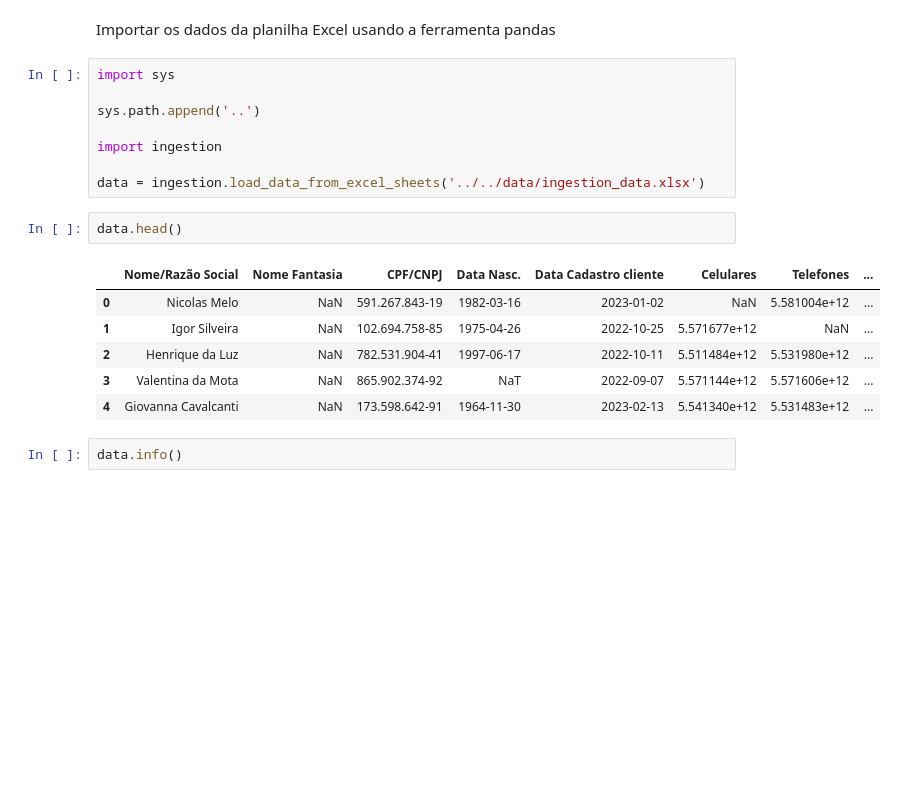
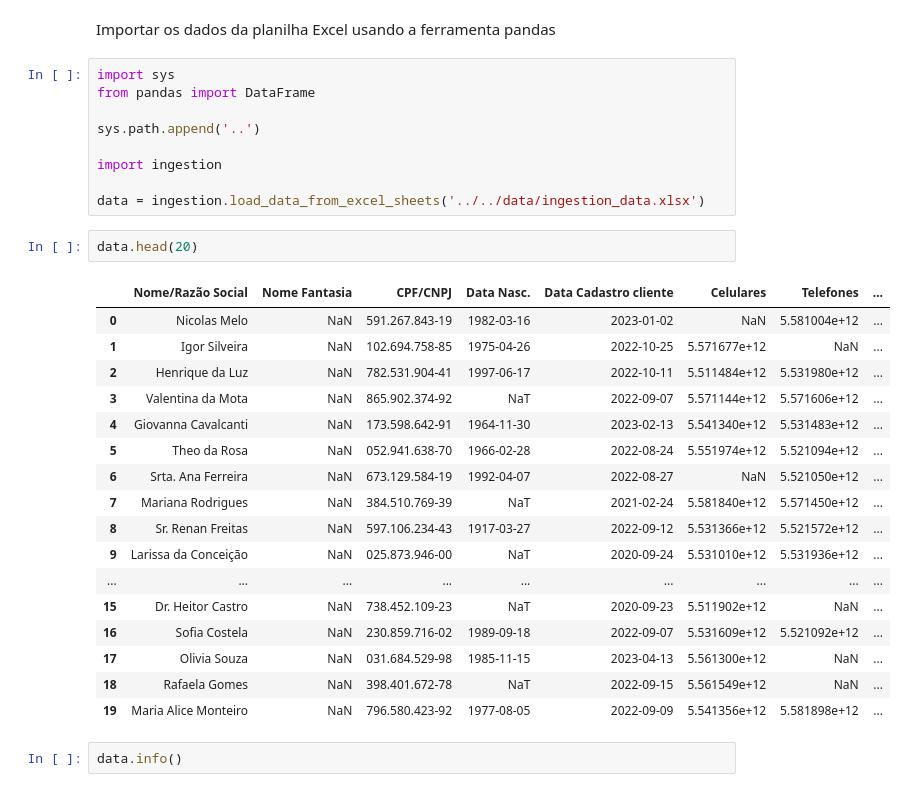
Before and after one commit to matheusinit/customers-data-analysis, a Jupyter notebook: src/notebooks/00_ingestion.ipynb, the cells around one changed output. Cells and saved outputs as stored; diff of their text form; blank space fills up the shorter version.

```diff
--- a/src/notebooks/00_ingestion.ipynb
+++ b/src/notebooks/00_ingestion.ipynb
@@ -4,6 +4,7 @@
 Importar os dados da planilha Excel usando a ferramenta pandas
 # %%
 import sys
+from pandas import DataFrame
 
 sys.path.append('..')
 
@@ -11,14 +12,25 @@ import ingestion
 
 data = ingestion.load_data_from_excel_sheets('../../data/ingestion_data.xlsx')
 # %%
-data.head()
+data.head(20)
 # %% [output]
 |  | Nome/Razão Social | Nome Fantasia | CPF/CNPJ | Data Nasc. | Data Cadastro cliente | Celulares | Telefones | ... |
 | 0 | Nicolas Melo | NaN | 591.267.843-19 | 1982-03-16 | 2023-01-02 | NaN | 5.581004e+12 | ... |
 | 1 | Igor Silveira | NaN | 102.694.758-85 | 1975-04-26 | 2022-10-25 | 5.571677e+12 | NaN | ... |
 | 2 | Henrique da Luz | NaN | 782.531.904-41 | 1997-06-17 | 2022-10-11 | 5.511484e+12 | 5.531980e+12 | ... |
 | 3 | Valentina da Mota | NaN | 865.902.374-92 | NaT | 2022-09-07 | 5.571144e+12 | 5.571606e+12 | ... |
 | 4 | Giovanna Cavalcanti | NaN | 173.598.642-91 | 1964-11-30 | 2023-02-13 | 5.541340e+12 | 5.531483e+12 | ... |
+| 5 | Theo da Rosa | NaN | 052.941.638-70 | 1966-02-28 | 2022-08-24 | 5.551974e+12 | 5.521094e+12 | ... |
+| 6 | Srta. Ana Ferreira | NaN | 673.129.584-19 | 1992-04-07 | 2022-08-27 | NaN | 5.521050e+12 | ... |
+| 7 | Mariana Rodrigues | NaN | 384.510.769-39 | NaT | 2021-02-24 | 5.581840e+12 | 5.571450e+12 | ... |
+| 8 | Sr. Renan Freitas | NaN | 597.106.234-43 | 1917-03-27 | 2022-09-12 | 5.531366e+12 | 5.521572e+12 | ... |
+| 9 | Larissa da Conceição | NaN | 025.873.946-00 | NaT | 2020-09-24 | 5.531010e+12 | 5.531936e+12 | ... |
+| ... | ... | ... | ... | ... | ... | ... | ... | ... |
+| 15 | Dr. Heitor Castro | NaN | 738.452.109-23 | NaT | 2020-09-23 | 5.511902e+12 | NaN | ... |
+| 16 | Sofia Costela | NaN | 230.859.716-02 | 1989-09-18 | 2022-09-07 | 5.531609e+12 | 5.521092e+12 | ... |
+| 17 | Olivia Souza | NaN | 031.684.529-98 | 1985-11-15 | 2023-04-13 | 5.561300e+12 | NaN | ... |
+| 18 | Rafaela Gomes | NaN | 398.401.672-78 | NaT | 2022-09-15 | 5.561549e+12 | NaN | ... |
+| 19 | Maria Alice Monteiro | NaN | 796.580.423-92 | 1977-08-05 | 2022-09-09 | 5.541356e+12 | 5.581898e+12 | ... |
 # %%
 data.info()
 # %% [output]
```
Also changed, not shown: parts of 13 cells of this notebook.
